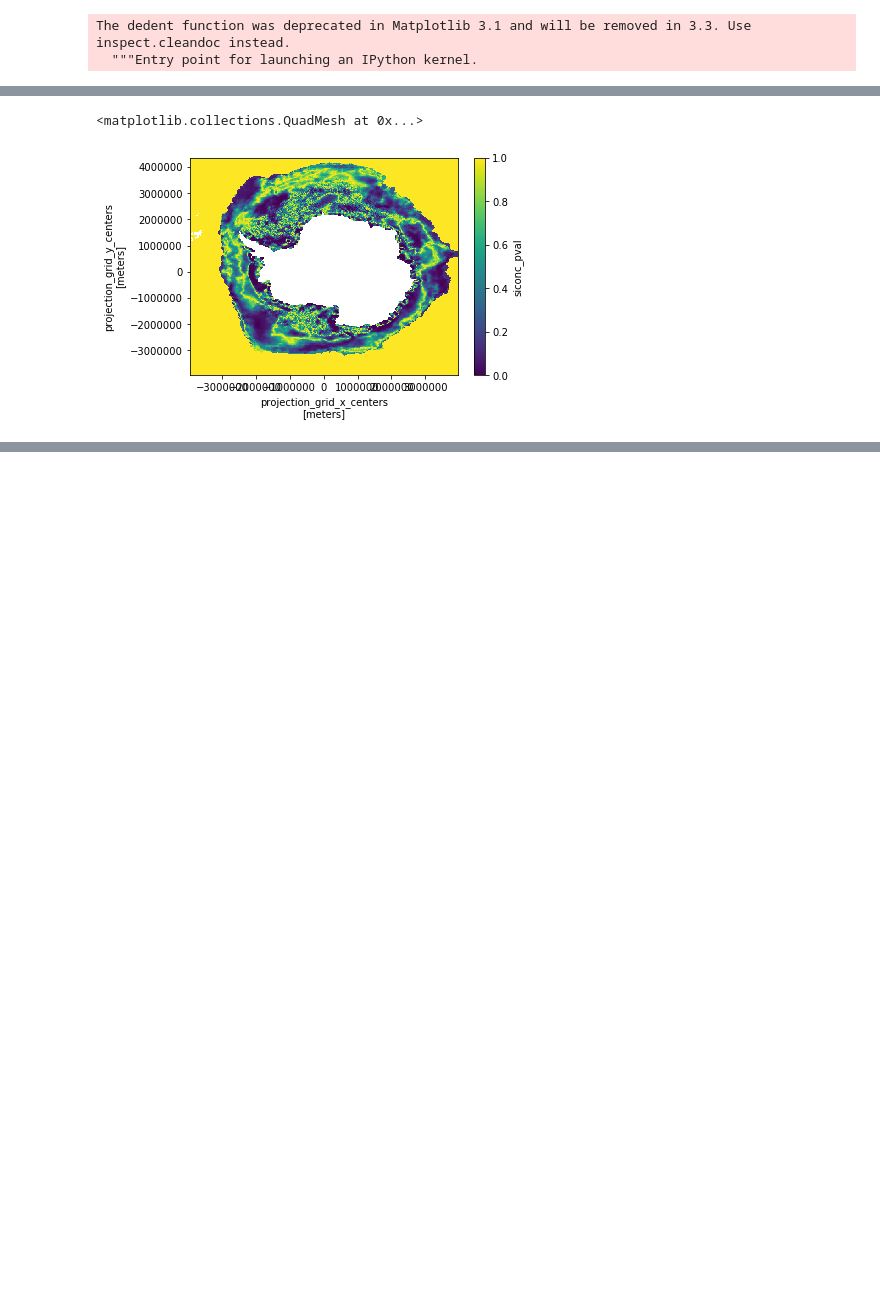
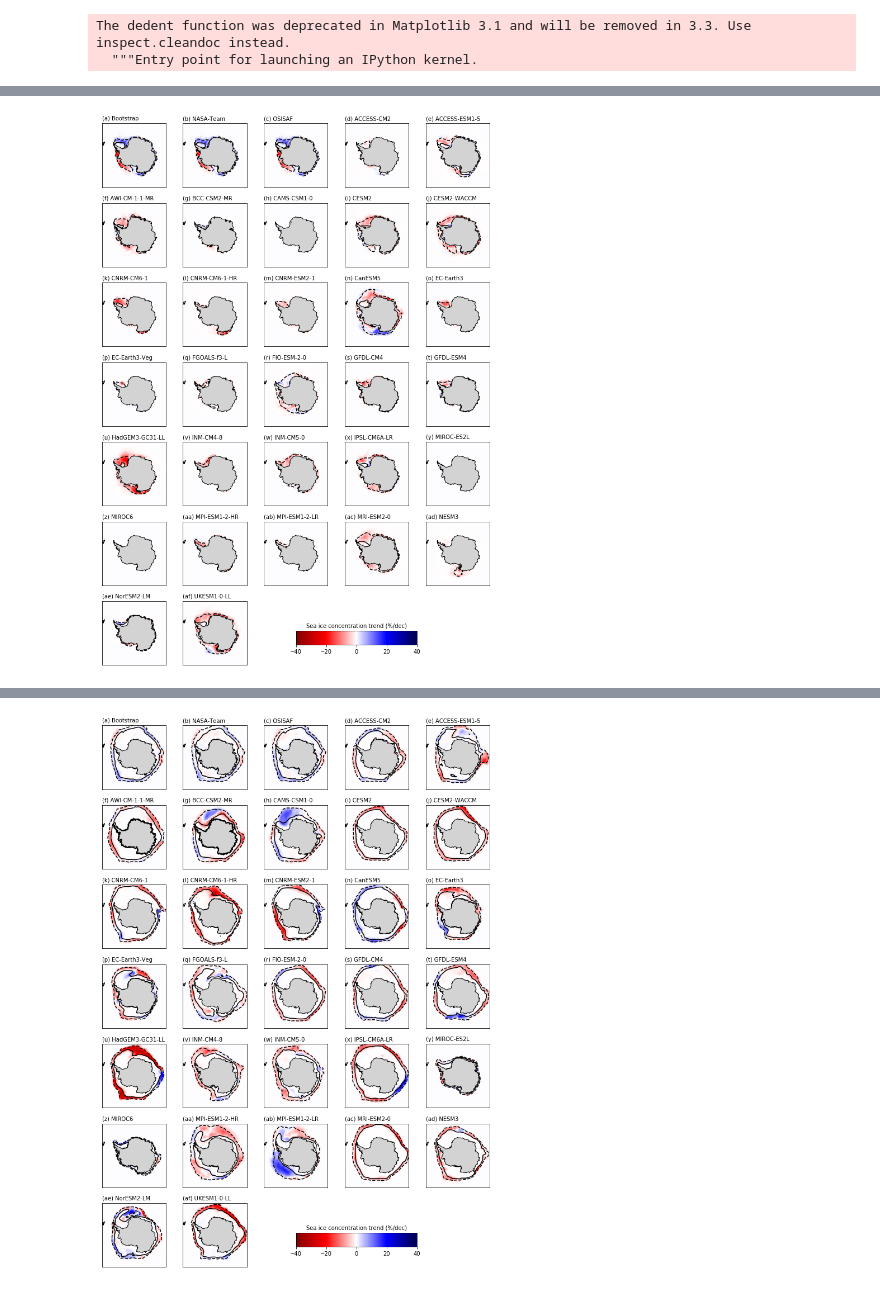
Before and after one commit to lettie-roach/analysis_antarctic-sia-in-cmip6, a Jupyter notebook: antsicmip6_suppfig7-8.ipynb, the cells around one changed output, grey strips where cells are left out. Drawn from its saved outputs; the diff is of its cells as text; code cells hidden in the pictures; blank space fills up the shorter version.

```diff
--- a/antsicmip6_suppfig7-8.ipynb
+++ b/antsicmip6_suppfig7-8.ipynb
@@ -39,6 +39,10 @@ names = obsnames+ modnames
 print(names)
 nmod = len(names)
 print(len(names))
+
+trenddir = '../processed_netcdf/CMIP6_sic_1979-2018/trends/'
+trendnames = [f.split('_')[2] for f in os.listdir(trenddir)]
+trendnames
 # %% [output]
 ['Bootstrap', 'NASA-Team', 'osisaf', 'ACCESS-CM2', 'ACCESS-ESM1-5', 'AWI-CM-1-1-MR', 'BCC-CSM2-MR', 'CAMS-CSM1-0', 'CESM2', 'CESM2-WACCM', 'CNRM-CM6-1', 'CNRM-CM6-1-HR', 'CNRM-ESM2-1', 'CanESM5', 'EC- ...
 32
@@ -221,5 +131,0 @@ Wall time: 41.1 s
-# %%
-ds.siconc_pval.plot()
-# %% [output]
-<matplotlib.collections.QuadMesh at 0x...>
-[figure, removed]
@@ -258,0 +132,63 @@ ax = plt.subplot(7,5,mod+1)
+# %%
+h=1
+labels = names.copy()
+labels[2] = 'OSISAF'
+for ct,month in enumerate([1,8]):
+    fig = plt.figure(figsize=(10,14))
+    plt.rcParams.update({'font.size': 10})
+
+
+    for n,name in enumerate(names):
+        print(name)
+        myfile = [f for f in os.listdir(trenddir) if name+'_' in f]
+        print(myfile)
+        myfile = myfile[0]
+        ds = xr.open_dataset(trenddir+myfile)
+        ax = plt.subplot(7,5,n+1)
+        ax.set_title(myF.alphabet[n]+' '+labels[n],fontsize=10,loc='left')
+        m = maps[h]
+
+        lat = ds.latitude.values
+        lon = ds.longitude.values
+
+        if lat.shape != lon.shape:
+            lat = np.swapaxes(np.tile(lat,(len(lon),1)),0,1)
+            lon = np.tile(lon,(len(lat),1))
+
+        x, y = m(lon,lat)
+
+        #trends in pcolor
+        mydata = ds.siconc_trend[ct,:,:]
+        mydata = ma.masked_where(lat>0,mydata)
+        mydata = ma.masked_invalid(mydata)
+        #print(np.max(mydata*10.),np.min(mydata*10.))
+        CS2 = m.pcolor(x,y,10.*mydata,cmap = plt.cm.seismic_r,vmin=-40.,vmax=40.)       #4 to -4
+
+
+        #pdata = 100.*(1-ds.siconc_pval[ct,:,:].values)
+
+        #pdata = ma.masked_where(np.ma.abs(mydata)<0.2,pdata)
+        #pdata = ma.masked_where(pdata<95.,pdata)
+        #pdata = ma.masked_invalid(pdata)
+        #print(np.nanmax(pdata))
+        #CS0 = m.contour(x, y, pdata,  level=[95], colors=['orange'],linewidth=.5)
+        #CS0 = m.contourf(x, y, pdata,  hatch='//',cmap = plt.cm.Greys, alpha=0.5)
+
+        mydata = ds.siconc[ct,:,:].values
+        mydata = ma.masked_where(lat>0,mydata)
+        mydata = ma.masked_invalid(mydata)
+        CS1 = m.contour(x,y,mydata,levels=[15.,80.],linestyles=['--','-'],colors=['black','black'])
+
+
+        m.drawcoastlines(color='black')
+        m.fillcontinents(color='lightgrey')
+
+
+    cbar_ax = fig.add_axes([0.5, 0.05, 0.3, 0.025]) #[left, bottom, width, height]
+    cbar = fig.colorbar(CS2, cax=cbar_ax,  orientation='horizontal')
+    cbar.ax.set_title('Sea ice concentration trend (%/dec)',fontsize=10)
+    plt.tight_layout()
+    fig.savefig('figS'+str((ct+7)),bbox_inches='tight',dpi=600)
+    plt.show()
+    plt.close()
+# %% [output]
@@ -258,0 +212 @@ ax = plt.subplot(7,5,mod+1)
+[figure, added]
@@ -258,0 +230 @@ ax = plt.subplot(7,5,mod+1)
+[figure, added]
```
Also changed, not shown: parts of 7 cells of this notebook, 3 other files.
